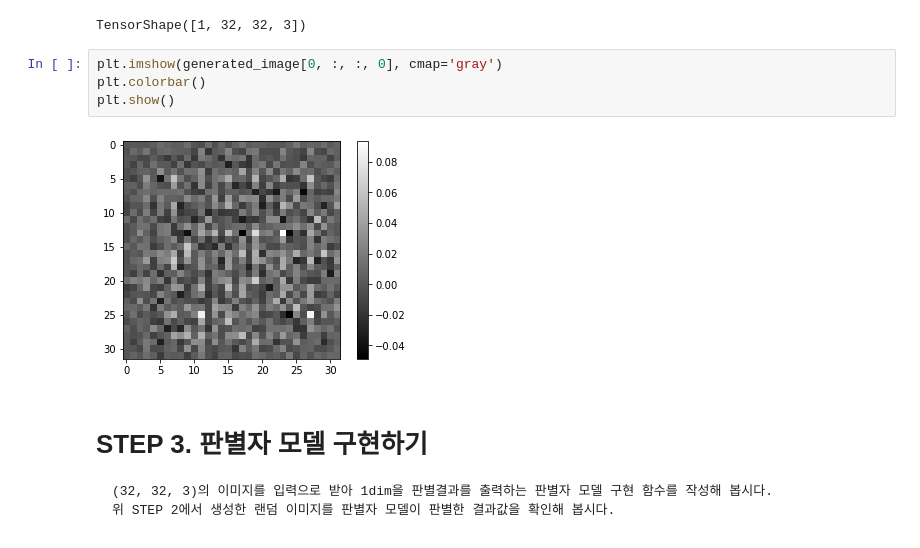
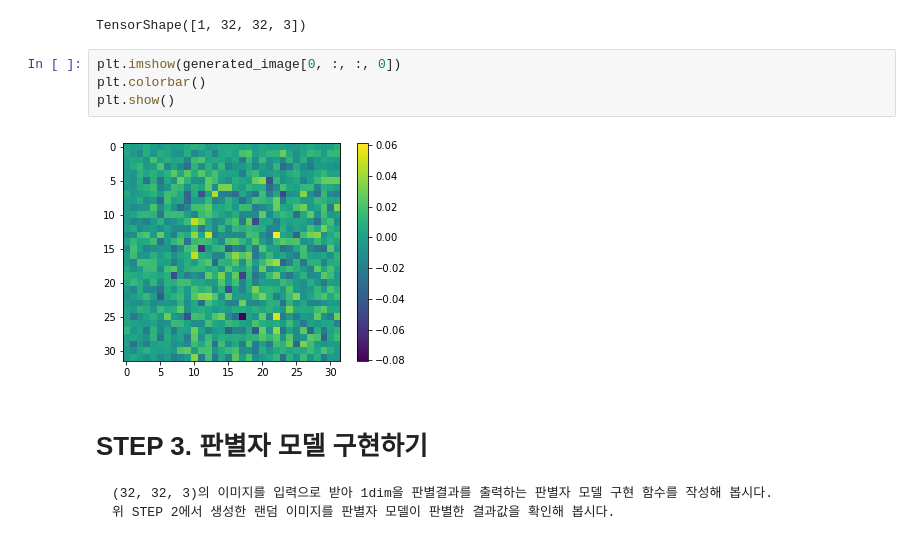
Before and after one commit to Acclesia/aiffel-project, a Jupyter notebook: [E-12] GAN generating model.ipynb, the cells around one changed output. Saved outputs shown, nothing was run; the diff lists cells and outputs as text.

```diff
--- a/[E-12] GAN generating model.ipynb
+++ b/[E-12] GAN generating model.ipynb
@@ -188,11 +245,11 @@ generated_image.shape
 # %% [output]
 TensorShape([1, 32, 32, 3])
 # %%
-plt.imshow(generated_image[0, :, :, 0], cmap='gray')
+plt.imshow(generated_image[0, :, :, 0])
 plt.colorbar()
 plt.show()
 # %% [output]
-[figure, old version]
+[figure, new version]
 # %% [markdown]
 # STEP 3. 판별자 모델 구현하기
 
```
Also changed, not shown: parts of 17 cells of this notebook.
